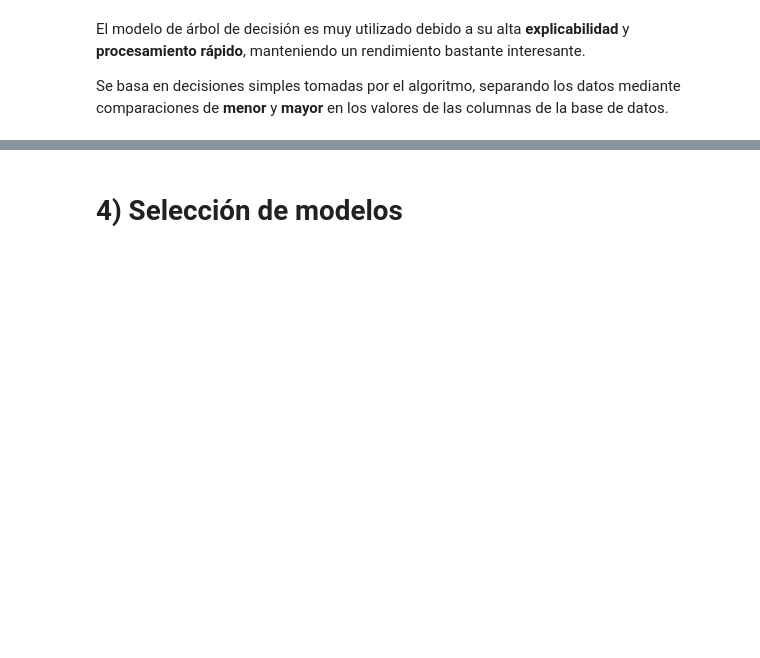
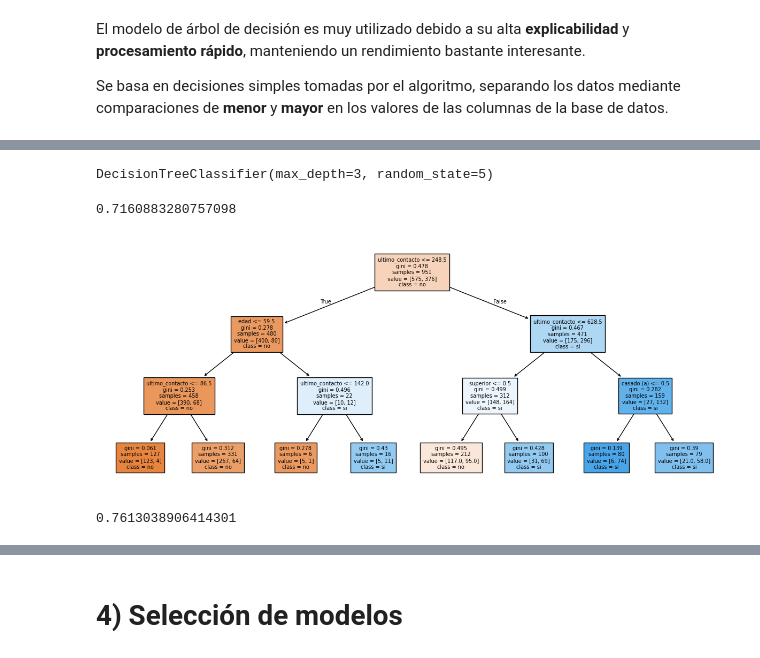
Before and after one commit to DanielRaiicHu/aprendiendo_a_clasificar_datos_con_ml, a Jupyter notebook: Clasificacion_primeros_pasos.ipynb, the cells around one changed output, grey strips where cells are left out. Cells and saved outputs as stored; diff of their text form; code cells hidden in the pictures; blank space fills up the shorter version.

```diff
--- a/Clasificacion_primeros_pasos.ipynb
+++ b/Clasificacion_primeros_pasos.ipynb
@@ -446,3 +448,11 @@ Para comprender si el modelo realmente está aprendiendo de los datos, necesitam
+# %%
+# Dividimos los datos:
+# X: variables explicativas
+# y: variable respuesta
+# stratify=y → asegura que la proporción de clases (por ejemplo, 'Sí' y 'No') se mantenga en la misma proporción en ambos subconjuntos
+# random_state=5 → fija la semilla aleatoria para reproducibilidad
+# Por defecto: 75% entrenamiento, 25% prueba
+X_train, X_test, y_train, y_test = train_test_split(X,y, stratify = y, random_state=5) # 75% entrenamiento, 25% prueba
 # %% [markdown]
 ## Modelo de referencia - Baseline
 # %% [markdown]
@@ -470,0 +655,34 @@ valores_columnas = ['casado (a)',
+# %%
+# Suponiendo que estamos trabajando con big data, un árbol sin límites de profundidad no es óptimo.
+# Por eso se recrea el modelo con una profundidad máxima establecida (poda previa)
+
+# Instanciamos el modelo de árbol con una profundidad máxima de 3 y semilla fija para reproducibilidad
+modelo_arbol = DecisionTreeClassifier(max_depth=3, random_state=5)
+
+# Entrenamos el modelo con los datos de entrenamiento
+modelo_arbol.fit(X_train,y_train)
+# %% [output]
+DecisionTreeClassifier(max_depth=3, random_state=5)
+# %%
+# Evaluamos el modelo con el conjunto de prueba (test)
+modelo_arbol.score(X_test,y_test)
+# Resultado: 0.7161 → Accuracy del 71.61%
+
+# Observación importante:
+# Si comparamos este nuevo resultado, nos damos cuenta que el modelo anterior se sobreajustó,
+# El modelo anterior a este, sin limitaciones, se sobreajustó (overfitting)
+# Memorizó los datos de entrenamiento y no generalizaba bien en datos nuevos
+# %% [output]
+0.7160883280757098
+# %%
+# Graficamos el árbol con profundidad limitada
+plt.figure(figsize=(15,6))
+plot_tree(modelo_arbol, filled=True,class_names=['no','si'],fontsize=7,feature_names=valores_columnas); # ; Para no colocar plt.show()
+# %% [output]
+[figure, added]
+# %%
+# Evaluamos nuevamente el modelo pero ahora en entrenamiento
+modelo_arbol.score(X_train,y_train)
+# Resultado: 0.7613 → Accuracy del 76.13%
+# %% [output]
+0.7613038906414301
```
Also changed, not shown: parts of 19 cells of this notebook.
